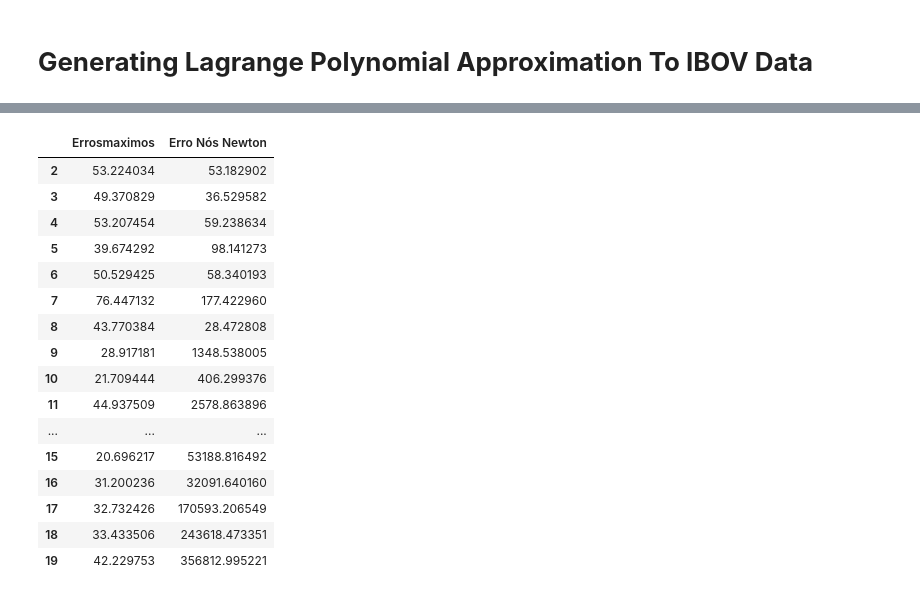
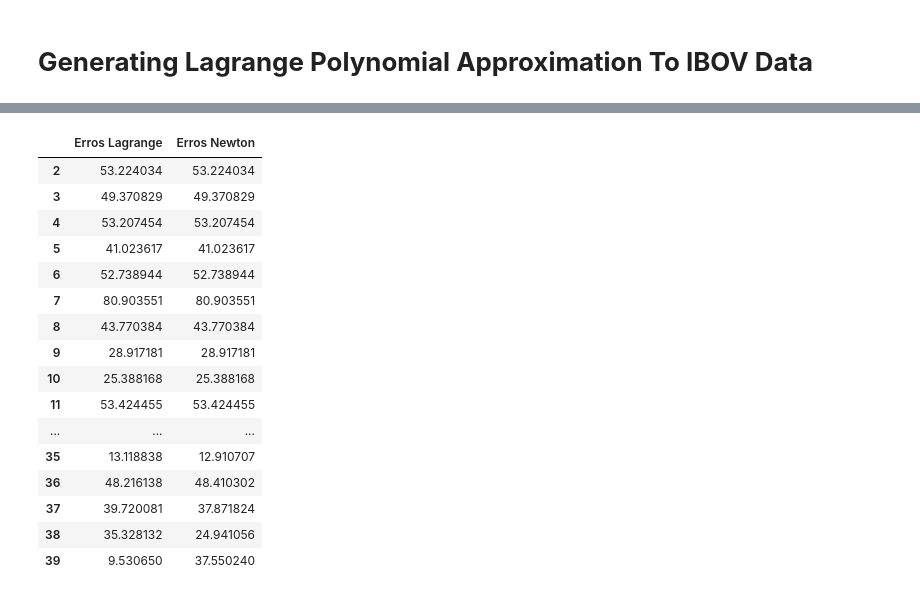
Before and after one commit to gabrielsouza-oss/IBOV_Polynomial_Aprox, a Jupyter notebook: IBOV_Polynomial_Interpolation.ipynb, the cells around one changed output, grey strips where cells are left out. Saved outputs shown, nothing was run; the diff lists cells and outputs as text; code cells hidden in the pictures.

Commit message:
IBOV_Polynomial_Interpolation
Update on Lagrange Interpolation Method, improvement of accuracy.

```diff
--- a/IBOV_Polynomial_Interpolation.ipynb
+++ b/IBOV_Polynomial_Interpolation.ipynb
@@ -160,15 +160,15 @@ def Xcheb(n):
 # %%
 ## Achando os Coefientes do Polinomio de Newton pelo Metodo das Diferencas Divididas
 
-def Newton_Interpol(No, funcao):
-    tamanho = len(No)
-    dimensao = (tamanho,tamanho)
-    M = np.zeros(dimensao,dtype = np.float64)
-    M[::,0] = funcao
-    for j in range(1,n):
-        for i in range(n-j):
-            M[i][j] = (M[i+1][j-1] - M[i][j-1]) / (No[i+j] - No[i])
-    return M[0]
+def Newton_Interpol(No,funcao):
+  tamanho = len(No)
+  dimensao = (tamanho,tamanho)
+  M = np.zeros(dimensao,dtype = np.float64)
+  M[::,0] = funcao
+  for j in range(1,n):
+      for i in range(n-j):
+          M[i][j] = (M[i+1][j-1] - M[i][j-1]) / (No[i+j] - No[i])
+  return M[0]
 
 ## Construindo Polinomio de Newton a partir dos Coeficientes encontrados anteriormente
 def poliNewton(x,No,M):
@@ -181,6 +181,7 @@ def poliNewton(x,No,M):
 ## Calculando o erro das Iteracoes do Metodo de Newton
 Errosmaximos_newton = []
 psNewton = []
+
 for n in range (2,20):
   No = Xeq(n)
   valores = np.empty(n)
@@ -194,11 +195,11 @@ for n in range (2,20):
 
   erros_newton = []
   erro_newton = []
-  M = Newton_Interpol(Xeq(n),valores)
-  pNewton = poliNewton(x,Xeq(n),M)
-  for i in range(len(independente)-1):
+
+  for i in range(len(independente)):
     erro_newton = abs( y[i] - pNewton[i] )
     erros_newton.append(erro_newton)
+
   erromax_newton = max(erros_newton)
   Errosmaximos_newton.append(erromax_newton)
   print(Errosmaximos_newton)
@@ -249,14 +338,14 @@ def fsin (variavel):
   for i in range(len(x_linha)):
     if (variavel>=x_linha[i] and variavel<=x_linha[i+1]):
       indice = i
-  print("INDICE=", indice)
-  print("Variavel=", variavel)
+  #print("INDICE=", indice)
+  #print("Variavel=", variavel)
 
 #Estabelecendo a distancia entre a variavel e o menor indice proximo
 
   diferenca = int(abs(variavel - indice)*100)
-  print("DIFERENCA=", diferenca)
-  print(abs(variavel - indice))
+  #print("DIFERENCA=", diferenca)
+  #print(abs(variavel - indice))
 
 ##Definindo os possiveis valores de saida como uma malha uniformemente espacada com 100 valores entre o menor indice mais proximo e seu imediato
   valor = np.linspace(y[indice],y[indice+1],100000)
@@ -281,16 +370,16 @@ def Lagrange(x_linha,X):
 Errosmaximos = []
 psLagrange = []
 
-for n in range (2,20):
+for n in range (2,40):
   erros = []
   erro = []
   pLagrange = Lagrange(x_linha,Xcheb(n))
   psLagrange.append(pLagrange)
-  print(Xcheb(n))
-  for i in range(len(x_linha)-1):
+  for i in range(len(x_linha)):
     erro = abs( y[i] - pLagrange[i] )
     erros.append(erro)
   erromax = max(erros)
   Errosmaximos.append(erromax)
   print(Errosmaximos)
+print("Erro Minimo", min(Errosmaximos))
 # %% [output]
@@ -314,24 +403,24 @@ Variavel= -1.0
 # %%
-df2 = pd.DataFrame(data=[Erros_Lagrange,Errosmaximos_newton],index=["Errosmaximos","Erro Nós Newton"],columns=np.arange(2,20))
+df2 = pd.DataFrame(data=[Errosmaximos,Errosmaximos_newton_Cheb],index=["Erros Lagrange","Erros Newton"],columns=np.arange(2,40))
 df2_transposed = df2.T
 df2_transposed
 # %% [output]
-|  | Errosmaximos | Erro Nós Newton |
-| 2 | 53.224034 | 53.182902 |
-| 3 | 49.370829 | 36.529582 |
-| 4 | 53.207454 | 59.238634 |
-| 5 | 39.674292 | 98.141273 |
-| 6 | 50.529425 | 58.340193 |
-| 7 | 76.447132 | 177.422960 |
-| 8 | 43.770384 | 28.472808 |
-| 9 | 28.917181 | 1348.538005 |
-| 10 | 21.709444 | 406.299376 |
-| 11 | 44.937509 | 2578.863896 |
+|  | Erros Lagrange | Erros Newton |
+| 2 | 53.224034 | 53.224034 |
+| 3 | 49.370829 | 49.370829 |
+| 4 | 53.207454 | 53.207454 |
+| 5 | 41.023617 | 41.023617 |
+| 6 | 52.738944 | 52.738944 |
+| 7 | 80.903551 | 80.903551 |
+| 8 | 43.770384 | 43.770384 |
+| 9 | 28.917181 | 28.917181 |
+| 10 | 25.388168 | 25.388168 |
+| 11 | 53.424455 | 53.424455 |
 | ... | ... | ... |
-| 15 | 20.696217 | 53188.816492 |
-| 16 | 31.200236 | 32091.640160 |
-| 17 | 32.732426 | 170593.206549 |
-| 18 | 33.433506 | 243618.473351 |
-| 19 | 42.229753 | 356812.995221 |
+| 35 | 13.118838 | 12.910707 |
+| 36 | 48.216138 | 48.410302 |
+| 37 | 39.720081 | 37.871824 |
+| 38 | 35.328132 | 24.941056 |
+| 39 | 9.530650 | 37.550240 |
 # %%
 #Plotando os Polinomios
```
Also changed, not shown: parts of 8 cells of this notebook.
